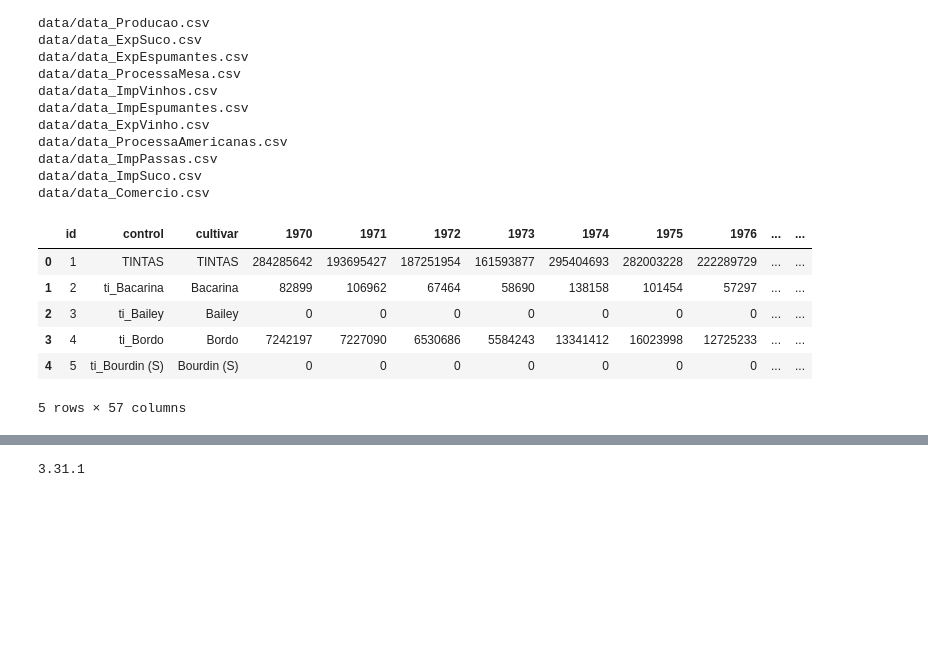
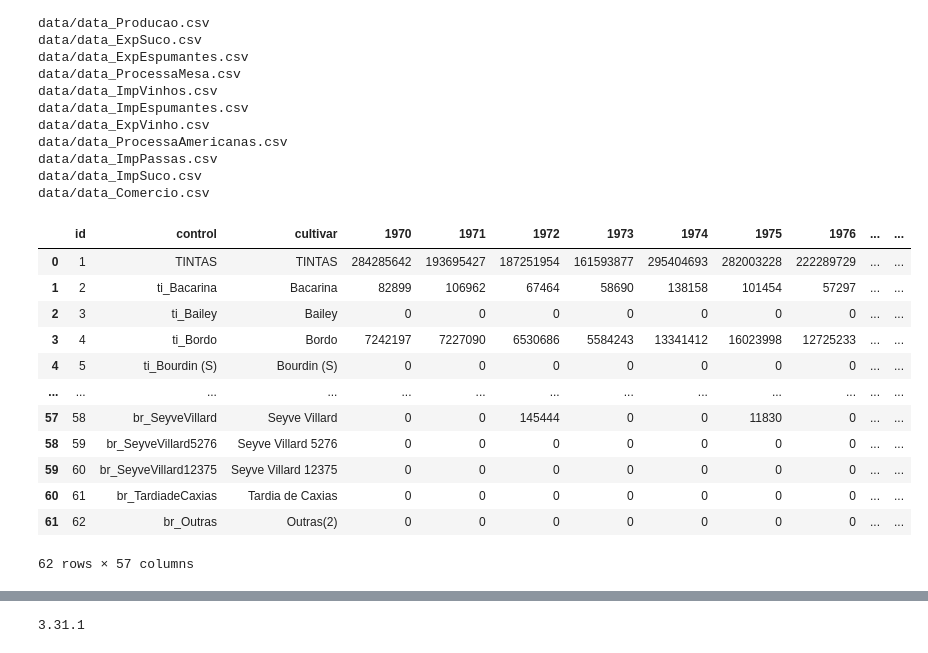
Before and after one commit to Leandro-barreto/fiap_mleng, a Jupyter notebook: fase1/tech_challenge.ipynb, the cells around one changed output, grey strips where cells are left out. Cells and saved outputs as stored; diff of their text form; code cells hidden in the pictures; blank space fills up the shorter version.

```diff
--- a/fase1/tech_challenge.ipynb
+++ b/fase1/tech_challenge.ipynb
@@ -244,12 +244,18 @@ data/data_ImpSuco.csv
 data/data_Comercio.csv
 # %%
 df = pd.read_csv("data/data_ProcessaAmericanas.csv", sep=';')
-df.head()
+df
 # %% [output]
 |  | id | control | cultivar | 1970 | 1971 | 1972 | 1973 | 1974 | 1975 | 1976 | ... | ... |
 | 0 | 1 | TINTAS | TINTAS | 284285642 | 193695427 | 187251954 | 161593877 | 295404693 | 282003228 | 222289729 | ... | ... |
 | 1 | 2 | ti_Bacarina | Bacarina | 82899 | 106962 | 67464 | 58690 | 138158 | 101454 | 57297 | ... | ... |
 | 2 | 3 | ti_Bailey | Bailey | 0 | 0 | 0 | 0 | 0 | 0 | 0 | ... | ... |
 | 3 | 4 | ti_Bordo | Bordo | 7242197 | 7227090 | 6530686 | 5584243 | 13341412 | 16023998 | 12725233 | ... | ... |
 | 4 | 5 | ti_Bourdin (S) | Bourdin (S) | 0 | 0 | 0 | 0 | 0 | 0 | 0 | ... | ... |
+| ... | ... | ... | ... | ... | ... | ... | ... | ... | ... | ... | ... | ... |
+| 57 | 58 | br_SeyveVillard | Seyve Villard | 0 | 0 | 145444 | 0 | 0 | 11830 | 0 | ... | ... |
+| 58 | 59 | br_SeyveVillard5276 | Seyve Villard 5276 | 0 | 0 | 0 | 0 | 0 | 0 | 0 | ... | ... |
+| 59 | 60 | br_SeyveVillard12375 | Seyve Villard 12375 | 0 | 0 | 0 | 0 | 0 | 0 | 0 | ... | ... |
+| 60 | 61 | br_TardiadeCaxias | Tardia de Caxias | 0 | 0 | 0 | 0 | 0 | 0 | 0 | ... | ... |
+| 61 | 62 | br_Outras | Outras(2) | 0 | 0 | 0 | 0 | 0 | 0 | 0 | ... | ... |
-5 rows × 57 columns
+62 rows × 57 columns
```
Also changed, not shown: parts of 1 cell of this notebook, 22 other files.
